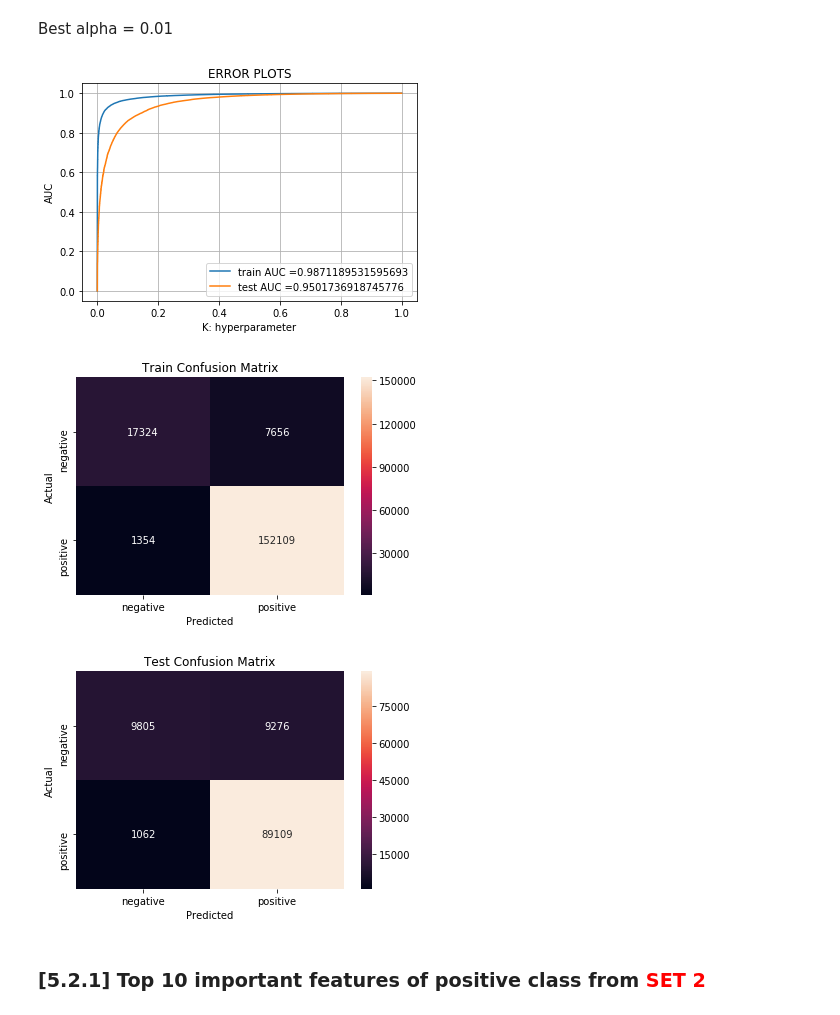
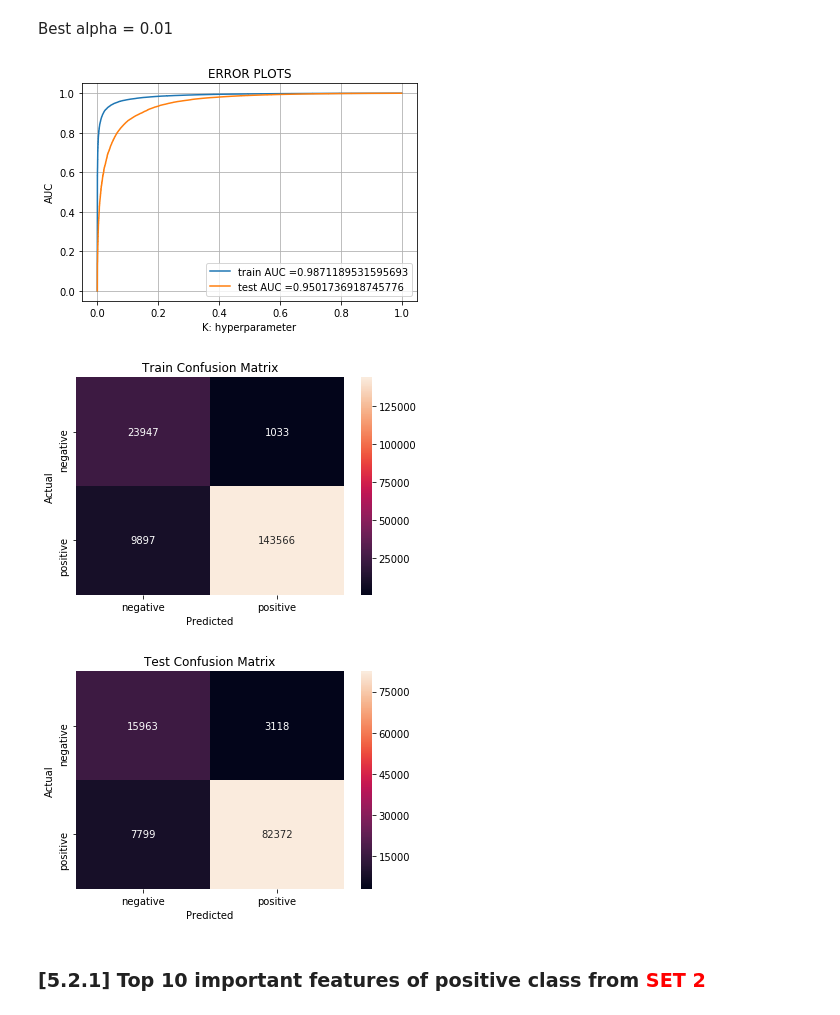
Before and after one commit to shobhitsundriyal/startml, a Jupyter notebook: 04_Amazon_Fine_Food_Reviews_Analysis_NaiveBayes.ipynb, the cells around one changed output. Saved outputs shown, nothing was run; the diff lists cells and outputs as text; code cells hidden in the pictures.

```diff
--- a/04_Amazon_Fine_Food_Reviews_Analysis_NaiveBayes.ipynb
+++ b/04_Amazon_Fine_Food_Reviews_Analysis_NaiveBayes.ipynb
@@ -540,8 +540,8 @@ for i in K:
 
     pred = m_NB.predict(X_cv_bow)
 
-    acc = accuracy_score(y_cv, pred, normalize=True) * float(100)
+    acc = roc_auc_score(y_cv, pred) * float(100)
 
     #acc = accuracy_score(y_test, pred, normalize=True) * float(100)
-    print('\nCV Accuracy for alpha = %f is %f%%' % (i, acc))
+    print('\nCV AUC for alpha = %f is %f%%' % (i, acc))
 # %% [output]
@@ -742,11 +742,11 @@ K = [10**x for x in range(-4,5)]
 
 
 for i in K:
-    m_NB = MultinomialNB(alpha= i, class_prior=None, fit_prior=True)
+    m_NB = MultinomialNB(alpha= i, class_prior=[0.5,0.5], fit_prior=True)
     m_NB.fit(X_train_tf, y_train)
 
     pred =  m_NB.predict(X_cv_tf)
 
-    acc = accuracy_score(y_cv, pred, normalize=True) * float(100)
-    print('\nCV Accuracy for alpha = %f is %f%%' % (i, acc))
+    acc = roc_auc_score(y_cv, pred) * float(100)
+    print('\nCV AUC for alpha = %f is %f%%' % (i, acc))
 # %% [output]
@@ -774,7 +774,7 @@ train_auc = []
 cv_auc = []
 
 for i in K:
-    m_NB = MultinomialNB(alpha= i, class_prior=None, fit_prior=True)
+    m_NB = MultinomialNB(alpha= i, class_prior=[0.5,0.5], fit_prior=True)
     m_NB.fit(X_train_tf, y_train)
 
     y_train_pred =  m_NB.predict_proba(X_train_tf)[:,1]
@@ -797,7 +797,7 @@ Text(0.5, 1.0, 'ERROR PLOTS')
 Best alpha = 0.01
 # %%
 optimal_alpha = 0.01
-m_NB = MultinomialNB(alpha= optimal_alpha, class_prior=None, fit_prior=True)
+m_NB = MultinomialNB(alpha= optimal_alpha, class_prior=[0.5,0.5], fit_prior=True)
 m_NB.fit(X_train_tf, y_train)
 pred = m_NB.predict(X_test_tf)
 
@@ -807,35 +807,35 @@ test_fpr, test_tpr, thresholds = roc_curve(y_test, m_NB.predict_proba(X_test_tf)
 plt.plot(train_fpr, train_tpr, label="train AUC ="+str(auc(train_fpr, train_tpr)))
 plt.plot(test_fpr, test_tpr, label="test AUC ="+str(auc(test_fpr, test_tpr)))
 plt.legend()
 plt.grid()
 plt.xlabel("K: hyperparameter")
 plt.ylabel("AUC")
 plt.title("ERROR PLOTS")
 plt.show()
 
 class_label = ['negative', 'positive']
 conf_matrix = confusion_matrix(y_train, m_NB.predict(X_train_tf))
 conf_matrix_df = pd.DataFrame(
     conf_matrix, index=class_label, columns=class_label)
 sb.heatmap(conf_matrix_df, annot=True, fmt='d')
 plt.title("Train Confusion Matrix")
 plt.xlabel("Predicted")
 plt.ylabel("Actual")
 plt.show()
 
 class_label = ['negative', 'positive']
 conf_matrix = confusion_matrix(y_test, pred)
 conf_matrix_df = pd.DataFrame(
     conf_matrix, index=class_label, columns=class_label)
 sb.heatmap(conf_matrix_df, annot=True, fmt='d')
 plt.title("Test Confusion Matrix")
 plt.xlabel("Predicted")
 plt.ylabel("Actual")
 plt.show()
 # %% [output]
 [figure]
-[figure, old version]
+[figure, new version]
-[figure, old version]
+[figure, new version]
 # %% [markdown]
 ### [5.2.1] Top 10 important features of positive class from<font color='red'> SET 2</font>
 # %%
```
Also changed, not shown: parts of 3 cells of this notebook.
